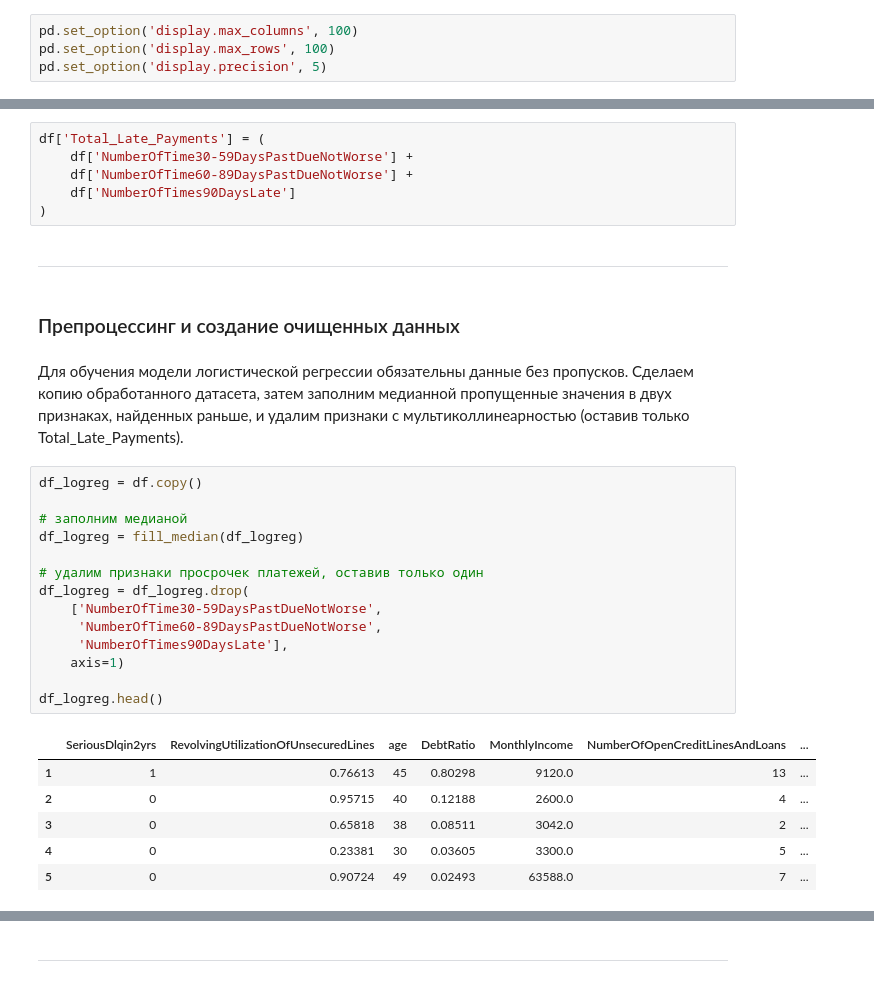
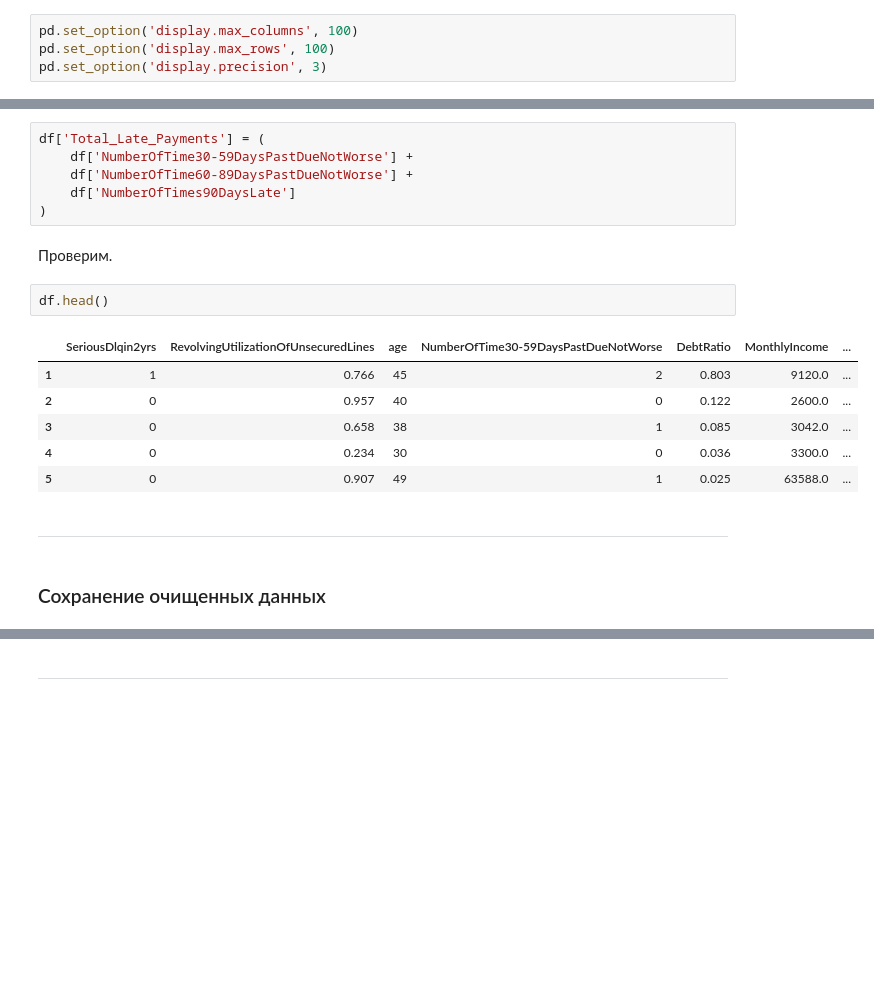
Before and after one commit to george-gh5/credit-scoring-ml, a Jupyter notebook: notebooks/01_eda_and_prep.ipynb, the cells around one changed output, grey strips where cells are left out. Cells and saved outputs as stored; diff of their text form; blank space fills up the shorter version.

```diff
--- a/notebooks/01_eda_and_prep.ipynb
+++ b/notebooks/01_eda_and_prep.ipynb
@@ -13,4 +19,4 @@ from src.preprocessing import fill_median, fill_special, limit_outliers, clean_a
 # %%
 pd.set_option('display.max_columns', 100)
 pd.set_option('display.max_rows', 100)
-pd.set_option('display.precision', 5)
+pd.set_option('display.precision', 3)
@@ -350,30 +373,18 @@ df['Total_Late_Payments'] = (
     df['NumberOfTime60-89DaysPastDueNotWorse'] +
     df['NumberOfTimes90DaysLate']
 )
+# %% [markdown]
+Проверим.
+# %%
+df.head()
+# %% [output]
+|  | SeriousDlqin2yrs | RevolvingUtilizationOfUnsecuredLines | age | NumberOfTime30-59DaysPastDueNotWorse | DebtRatio | MonthlyIncome | ... |
+| 1 | 1 | 0.766 | 45 | 2 | 0.803 | 9120.0 | ... |
+| 2 | 0 | 0.957 | 40 | 0 | 0.122 | 2600.0 | ... |
+| 3 | 0 | 0.658 | 38 | 1 | 0.085 | 3042.0 | ... |
+| 4 | 0 | 0.234 | 30 | 0 | 0.036 | 3300.0 | ... |
+| 5 | 0 | 0.907 | 49 | 1 | 0.025 | 63588.0 | ... |
 # %% [markdown]
 ---
 # %% [markdown]
-### Препроцессинг и создание очищенных данных
+### Сохранение очищенных данных
-# %% [markdown]
-Для обучения модели логистической регрессии обязательны данные без пропусков. Сделаем копию обработанного датасета, затем заполним медианной пропущенные значения в двух признаках, найденных раньше, и удалим признаки с мультиколлинеарностью (оставив только Total_Late_Payments).
-# %%
-df_logreg = df.copy()
-
-# заполним медианой
-df_logreg = fill_median(df_logreg)
-
-# удалим признаки просрочек платежей, оставив только один
-df_logreg = df_logreg.drop(
-    ['NumberOfTime30-59DaysPastDueNotWorse',
-     'NumberOfTime60-89DaysPastDueNotWorse',
-     'NumberOfTimes90DaysLate'],
-    axis=1)
-
-df_logreg.head()
-# %% [output]
-|  | SeriousDlqin2yrs | RevolvingUtilizationOfUnsecuredLines | age | DebtRatio | MonthlyIncome | NumberOfOpenCreditLinesAndLoans | ... |
-| 1 | 1 | 0.76613 | 45 | 0.80298 | 9120.0 | 13 | ... |
-| 2 | 0 | 0.95715 | 40 | 0.12188 | 2600.0 | 4 | ... |
-| 3 | 0 | 0.65818 | 38 | 0.08511 | 3042.0 | 2 | ... |
-| 4 | 0 | 0.23381 | 30 | 0.03605 | 3300.0 | 5 | ... |
-| 5 | 0 | 0.90724 | 49 | 0.02493 | 63588.0 | 7 | ... |
```
Also changed, not shown: parts of 56 cells of this notebook, 2 other files.
